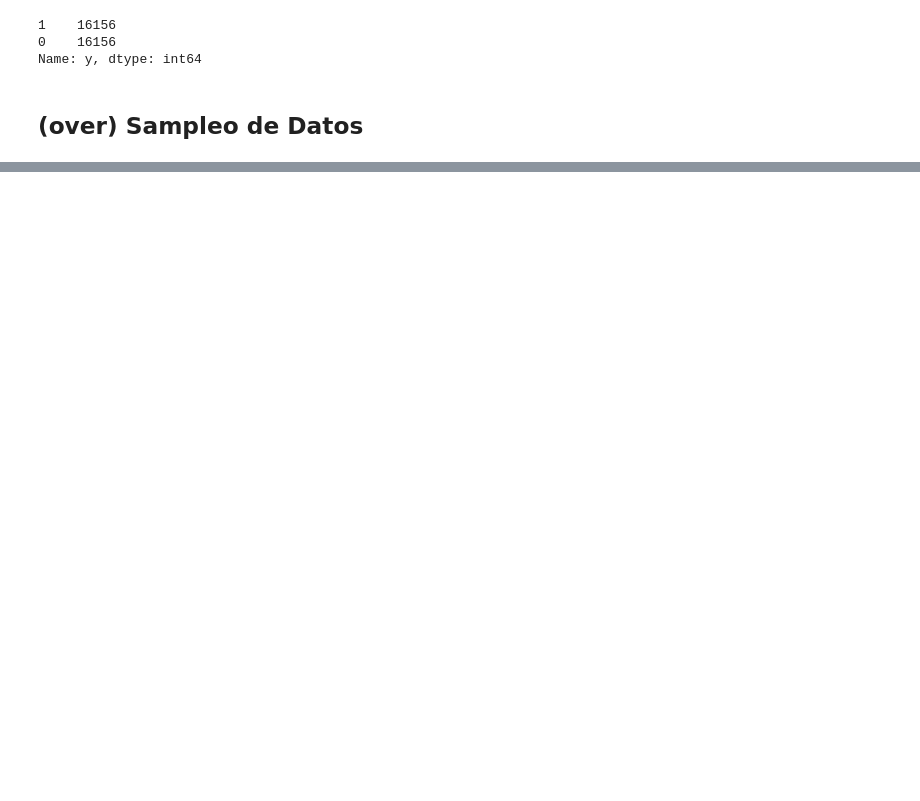
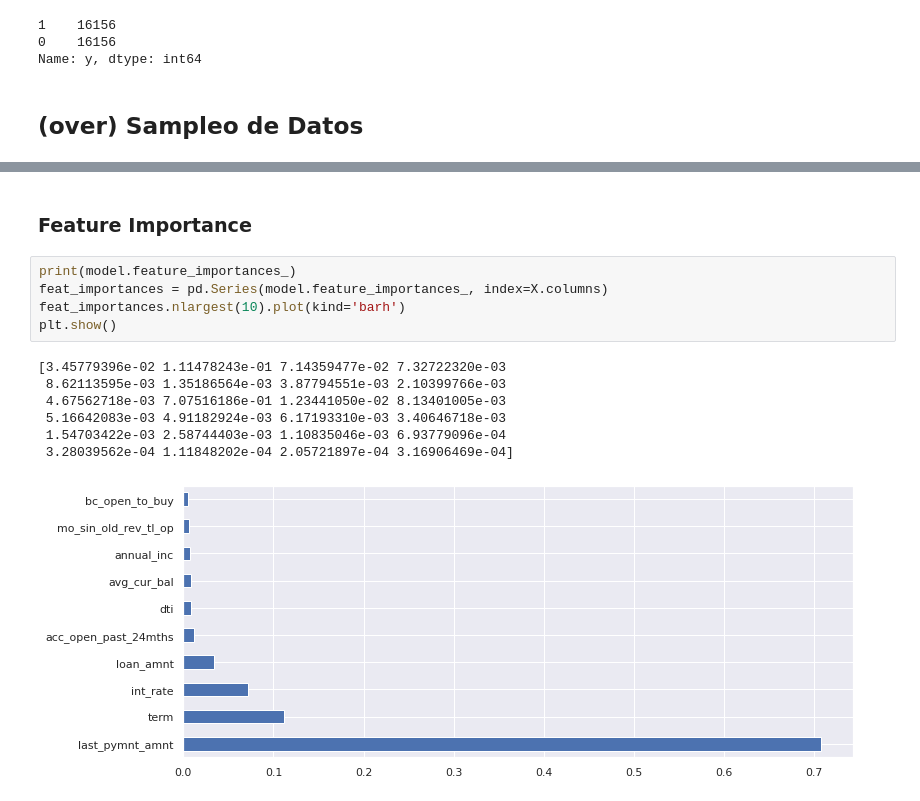
Before and after one commit to uumami/workshop_riskmathics, a Jupyter notebook: proyecto_default.ipynb, the cells around one changed output, grey strips where cells are left out. Drawn from its saved outputs; the diff is of its cells as text; blank space fills up the shorter version.

```diff
--- a/proyecto_default.ipynb
+++ b/proyecto_default.ipynb
@@ -872,0 +1083,15 @@ Name: y, dtype: int64
+# %% [markdown]
+### Feature Importance
+# %%
+print(model.feature_importances_)
+feat_importances = pd.Series(model.feature_importances_, index=X.columns)
+feat_importances.nlargest(10).plot(kind='barh')
+plt.show()
+# %% [output]
+[3.45779396e-02 1.11478243e-01 7.14359477e-02 7.32722320e-03
+ 8.62113595e-03 1.35186564e-03 3.87794551e-03 2.10399766e-03
+ 4.67562718e-03 7.07516186e-01 1.23441050e-02 8.13401005e-03
+ 5.16642083e-03 4.91182924e-03 6.17193310e-03 3.40646718e-03
+ 1.54703422e-03 2.58744403e-03 1.10835046e-03 6.93779096e-04
+ 3.28039562e-04 1.11848202e-04 2.05721897e-04 3.16906469e-04]
+[figure, added]
```
Also changed, not shown: parts of 34 cells of this notebook.
